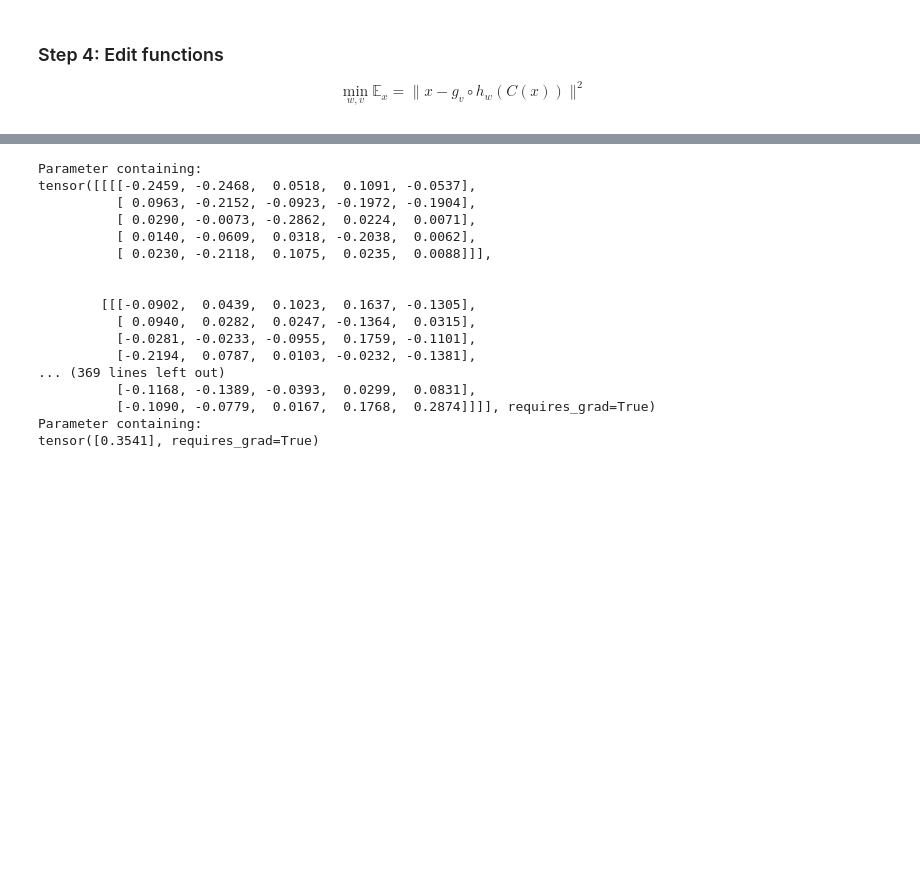
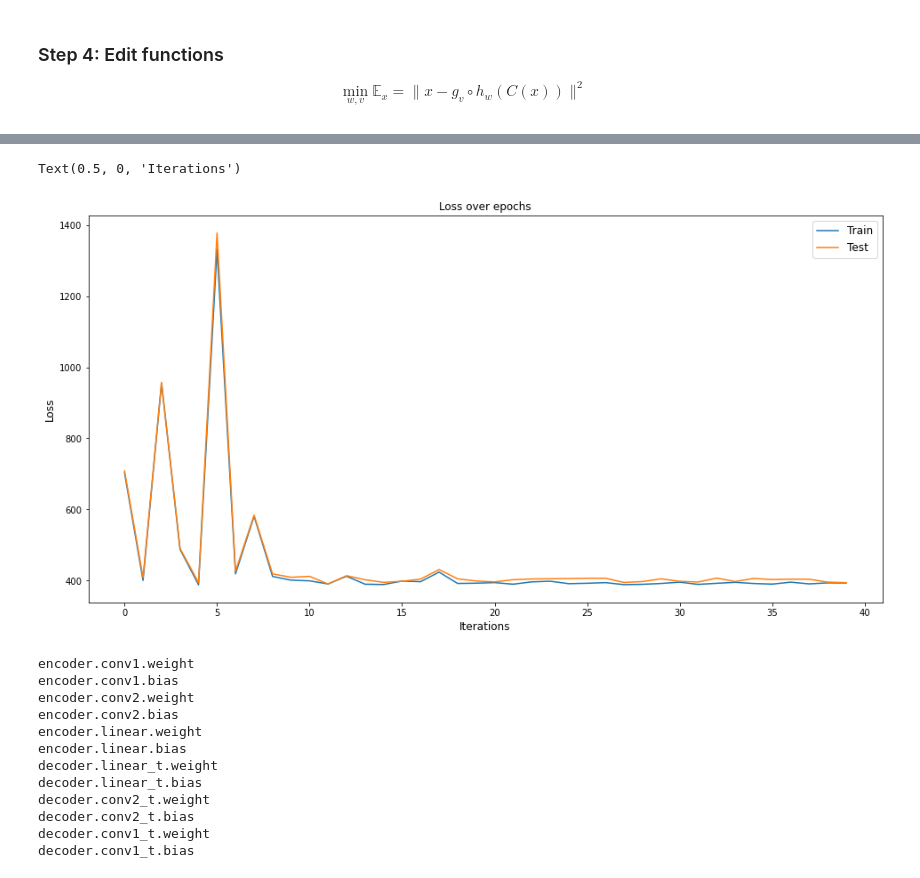
Before and after one commit to anushnap/DeepLearning, a Jupyter notebook: HW4/hw4-notebook.ipynb, the cells around one changed output, grey strips where cells are left out. Drawn from its saved outputs; the diff is of its cells as text; code cells hidden in the pictures; blank space fills up the shorter version.

Commit message:
ran graph

```diff
--- a/HW4/hw4-notebook.ipynb
+++ b/HW4/hw4-notebook.ipynb
@@ -240,7 +240,7 @@ for i in range(EPOCHS):
         gamma = gamma / 2
         print(f'gamma = {gamma}')
 
-    ae_model = minibatch_sgd_one_pass(ae_model, X_train, C_X_train, gamma, batch_size=30)
+    ae_model = minibatch_sgd_one_pass(ae_model, X_train, C_X_train, gamma, batch_size=1)
     logs.append(compute_logs(ae_model, X_train, C_X_train, X_test, C_X_test, verbose=True))
 # %% [output]
 gamma = 0.0025
@@ -264,21 +263,30 @@ KeyboardInterrupt:
+# %%
+fig = plt.figure(figsize = (16, 8))
+
+plt.plot(np.asarray(logs)[:, 0], label='Train')
+plt.plot(np.asarray(logs)[:, 1], label='Test')
+plt.legend(fontsize=12)
+plt.title('Loss over epochs', fontsize=12)
+plt.ylabel('Loss', fontsize=12)
+plt.xlabel('Iterations', fontsize=12)
+# %% [output]
+Text(0.5, 0, 'Iterations')
+[figure, added]
 # %%
-for p in ae_model.parameters():
-    print(p)
+ae_model.parameters()
+
+for p in ae_model.named_parameters():
+    print(p[0])
 # %% [output]
-Parameter containing:
-tensor([[[[-0.2459, -0.2468,  0.0518,  0.1091, -0.0537],
-          [ 0.0963, -0.2152, -0.0923, -0.1972, -0.1904],
-          [ 0.0290, -0.0073, -0.2862,  0.0224,  0.0071],
-          [ 0.0140, -0.0609,  0.0318, -0.2038,  0.0062],
-          [ 0.0230, -0.2118,  0.1075,  0.0235,  0.0088]]],
-
-
-        [[[-0.0902,  0.0439,  0.1023,  0.1637, -0.1305],
-          [ 0.0940,  0.0282,  0.0247, -0.1364,  0.0315],
-          [-0.0281, -0.0233, -0.0955,  0.1759, -0.1101],
-          [-0.2194,  0.0787,  0.0103, -0.0232, -0.1381],
-... (369 lines left out)
-          [-0.1168, -0.1389, -0.0393,  0.0299,  0.0831],
-          [-0.1090, -0.0779,  0.0167,  0.1768,  0.2874]]]], requires_grad=True)
-Parameter containing:
-tensor([0.3541], requires_grad=True)
+encoder.conv1.weight
+encoder.conv1.bias
+encoder.conv2.weight
+encoder.conv2.bias
+encoder.linear.weight
+encoder.linear.bias
+decoder.linear_t.weight
+decoder.linear_t.bias
+decoder.conv2_t.weight
+decoder.conv2_t.bias
+decoder.conv1_t.weight
+decoder.conv1_t.bias
```
Also changed, not shown: parts of 3 cells of this notebook.
